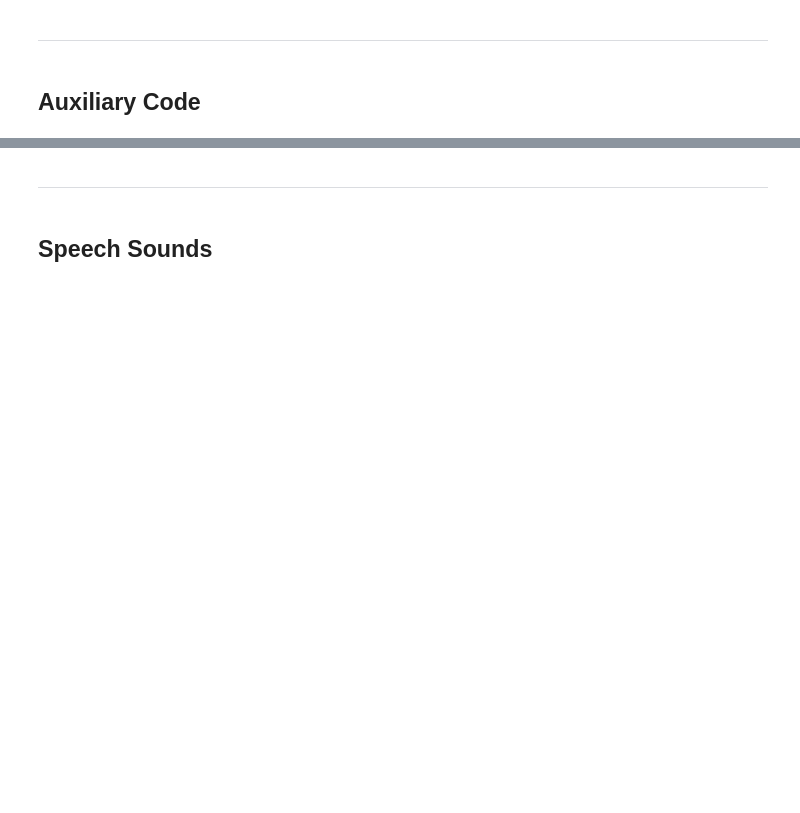
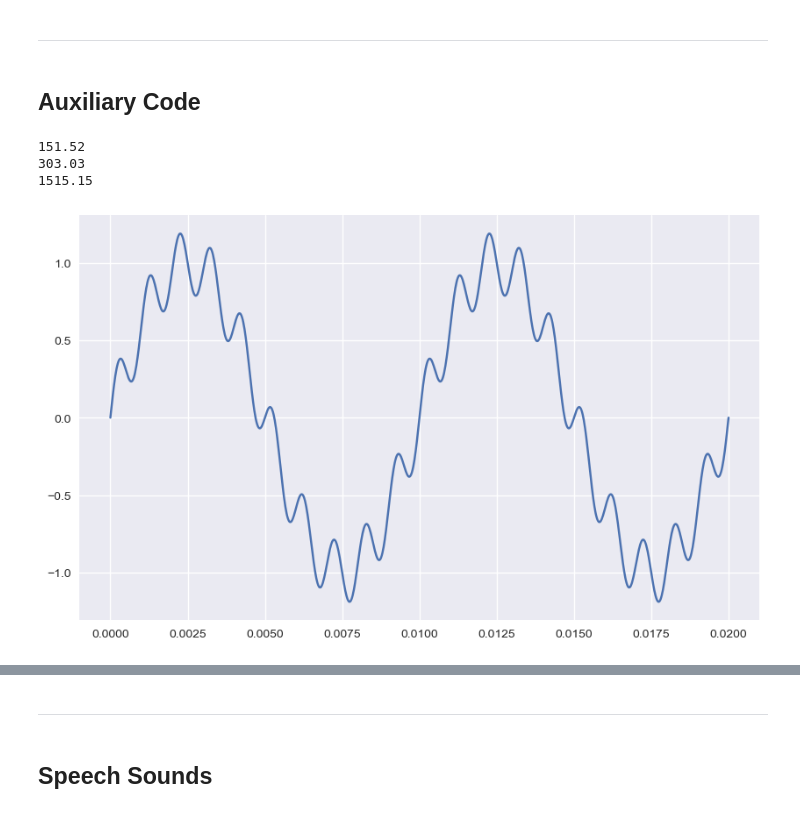
Before and after one commit to davefriedman01/Phonetics, a Jupyter notebook: notebook.ipynb, the cells around one changed output, grey strips where cells are left out. Saved outputs shown, nothing was run; the diff lists cells and outputs as text; code cells hidden in the pictures; blank space fills up the shorter version.

```diff
--- a/notebook.ipynb
+++ b/notebook.ipynb
@@ -12,7 +12,13 @@ LING 497 Acoustic and Auditory Phonetics
 ## Imports & Environment
 # %%
 import numpy                    as np
+np.set_printoptions(suppress=True) # suppress scientific notation
+import numpy.random             as npr
 import pandas                   as pd
+
+import matplotlib               as mpl
+import matplotlib.pyplot        as plt
+plt.rcParams['figure.figsize'] = (10, 6)
 
 from   html.entities import codepoint2name
 import string
@@ -37,6 +43,7 @@ print(f"{'Python'          :<{pad}}: {s.version}")
 print(f"{''                :<{pad}}: {s.version_info}")
 print(f"{''                :<{pad}}: {p.python_implementation()}")
 print()
-print(f"{'NumPy'           :<{pad}}: {np.__version__}")
-print(f"{'Pandas'          :<{pad}}: {pd.__version__}")
+print(f"{'Matplotlib'      :<{pad}}: {mpl.__version__}")
+print(f"{'NumPy'           :<{pad}}: { np.__version__}")
+print(f"{'Pandas'          :<{pad}}: { pd.__version__}")
 # %% [output]
@@ -138,0 +156,26 @@ def print_code_point_information (points : str = 'hello world') -> None:
+# %%
+# if T = 6.6 ms
+T = 6.6e-3
+f = 1/T
+f
+print(nth_harmonic(1, T))
+print(nth_harmonic(2, T))
+print(nth_harmonic(10, T))
+# %% [output]
+151.52
+303.03
+1515.15
+# %%
+t = np.linspace(0, 0.02, 1001)
+
+A1 = 1
+f1 = 1e2
+y1 = A1 * np.sin(2 * np.pi * f1 * t)
+
+A2 = 0.2
+f2 = 1e3
+y2 = A2 * np.sin(2 * np.pi * f2 * t)
+
+plt.plot(t, y1 + y2);
+# %% [output]
+[figure, added]
```
Also changed, not shown: parts of 15 cells of this notebook, 3 other files.
